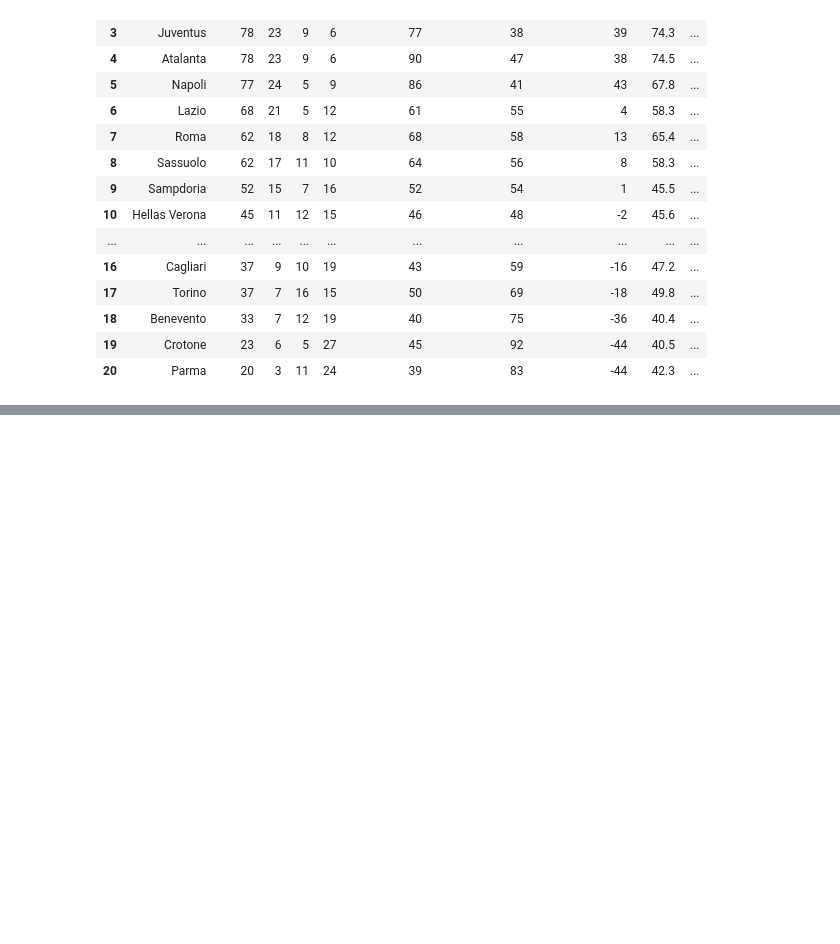
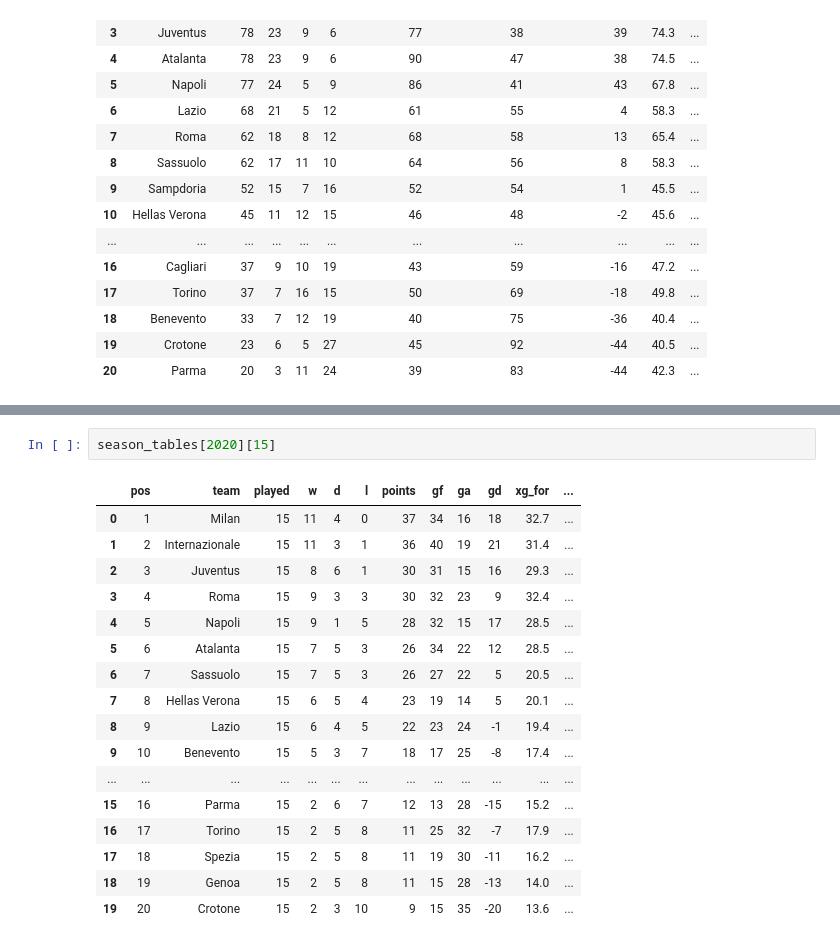
Before and after one commit to michaail/serie-a-data-analysis, a Jupyter notebook: season_tables.ipynb, the cells around one changed output, grey strips where cells are left out. Saved outputs shown, nothing was run; the diff lists cells and outputs as text; blank space fills up the shorter version.

Commit message:
Adds season tables calculations for selected season and round (needs refactor)

```diff
--- a/season_tables.ipynb
+++ b/season_tables.ipynb
@@ -173,0 +306,20 @@ join_points_and_goals(points_df, goals_df)
+# %%
+season_tables[2020][15]
+# %% [output]
+|  | pos | team | played | w | d | l | points | gf | ga | gd | xg_for | ... |
+| 0 | 1 | Milan | 15 | 11 | 4 | 0 | 37 | 34 | 16 | 18 | 32.7 | ... |
+| 1 | 2 | Internazionale | 15 | 11 | 3 | 1 | 36 | 40 | 19 | 21 | 31.4 | ... |
+| 2 | 3 | Juventus | 15 | 8 | 6 | 1 | 30 | 31 | 15 | 16 | 29.3 | ... |
+| 3 | 4 | Roma | 15 | 9 | 3 | 3 | 30 | 32 | 23 | 9 | 32.4 | ... |
+| 4 | 5 | Napoli | 15 | 9 | 1 | 5 | 28 | 32 | 15 | 17 | 28.5 | ... |
+| 5 | 6 | Atalanta | 15 | 7 | 5 | 3 | 26 | 34 | 22 | 12 | 28.5 | ... |
+| 6 | 7 | Sassuolo | 15 | 7 | 5 | 3 | 26 | 27 | 22 | 5 | 20.5 | ... |
+| 7 | 8 | Hellas Verona | 15 | 6 | 5 | 4 | 23 | 19 | 14 | 5 | 20.1 | ... |
+| 8 | 9 | Lazio | 15 | 6 | 4 | 5 | 22 | 23 | 24 | -1 | 19.4 | ... |
+| 9 | 10 | Benevento | 15 | 5 | 3 | 7 | 18 | 17 | 25 | -8 | 17.4 | ... |
+| ... | ... | ... | ... | ... | ... | ... | ... | ... | ... | ... | ... | ... |
+| 15 | 16 | Parma | 15 | 2 | 6 | 7 | 12 | 13 | 28 | -15 | 15.2 | ... |
+| 16 | 17 | Torino | 15 | 2 | 5 | 8 | 11 | 25 | 32 | -7 | 17.9 | ... |
+| 17 | 18 | Spezia | 15 | 2 | 5 | 8 | 11 | 19 | 30 | -11 | 16.2 | ... |
+| 18 | 19 | Genoa | 15 | 2 | 5 | 8 | 11 | 15 | 28 | -13 | 14.0 | ... |
+| 19 | 20 | Crotone | 15 | 2 | 3 | 10 | 9 | 15 | 35 | -20 | 13.6 | ... |
```
Also changed, not shown: parts of 3 cells of this notebook.
